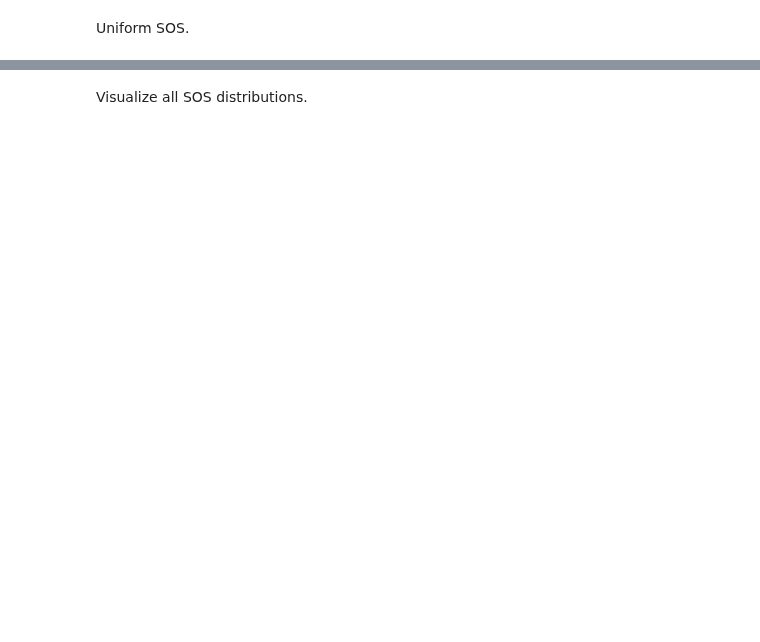
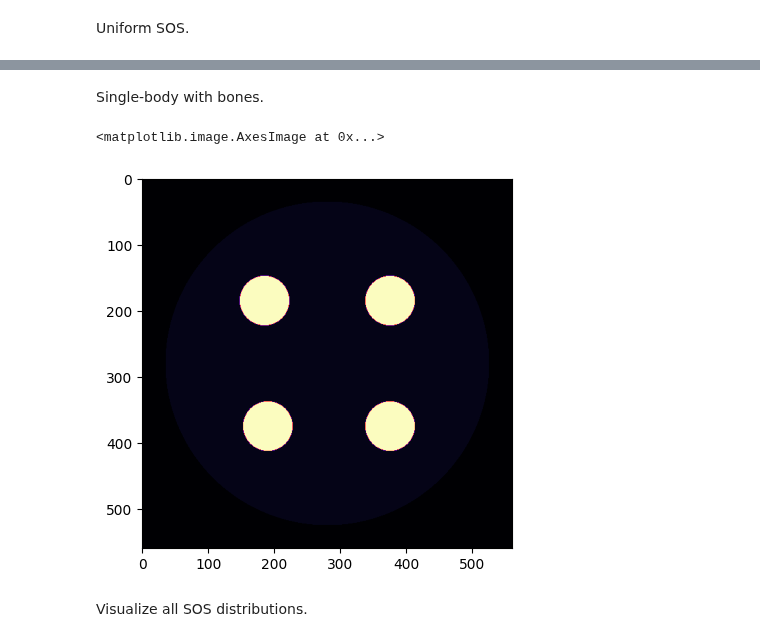
Before and after one commit to Lukeli0425/Coord-SoS-PACT, a Jupyter notebook: notebooks/create_phantom.ipynb, the cells around one changed output, grey strips where cells are left out. Saved outputs shown, nothing was run; the diff lists cells and outputs as text; code cells hidden in the pictures; blank space fills up the shorter version.

```diff
--- a/notebooks/create_phantom.ipynb
+++ b/notebooks/create_phantom.ipynb
@@ -189,3 +224,22 @@ SOS_uniform = np.ones((Ny, Nx)) * v0
+# %% [markdown]
+Single-body with bones.
+# %%
+structures_body_bones = {
+    'body': (9.8e-3, 1545, 1027, (0, 0)),
+    'bone1': (1.5e-3, 2500, 1908, (3.8e-3, 3.8e-3)),
+    'bone2': (1.5e-3, 2500, 1908, (-3.6e-3, 3.8e-3)),
+    'bone3': (1.5e-3, 2500, 1908, (3.8e-3, -3.8e-3)),
+    'bone4': (1.5e-3, 2500, 1908, (-3.8e-3, -3.8e-3)),
+}
+
+SOS_bones = np.ones((Ny, Nx)) * v0
+for key, (R, v, rou, offset) in structures_body_bones.items():
+    SOS_bones[(x_vec - offset[0])**2 + (y_vec - offset[1])**2 < R**2] = v
+
+plt.imshow(SOS_bones, cmap='magma')
+# %% [output]
+<matplotlib.image.AxesImage at 0x...>
+[figure, added]
 # %% [markdown]
 Visualize all SOS distributions.
 # %%
```
Also changed, not shown: parts of 12 cells of this notebook, 18 other files.
